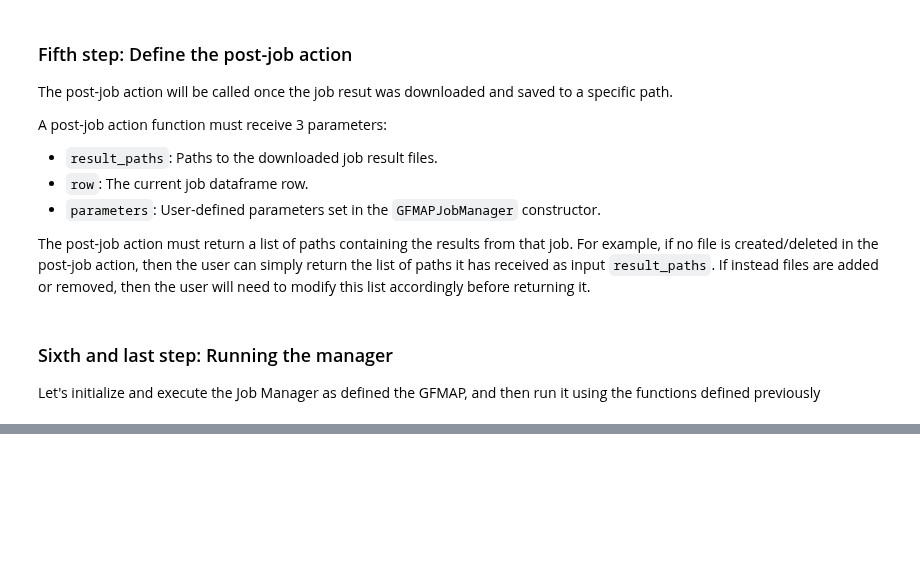
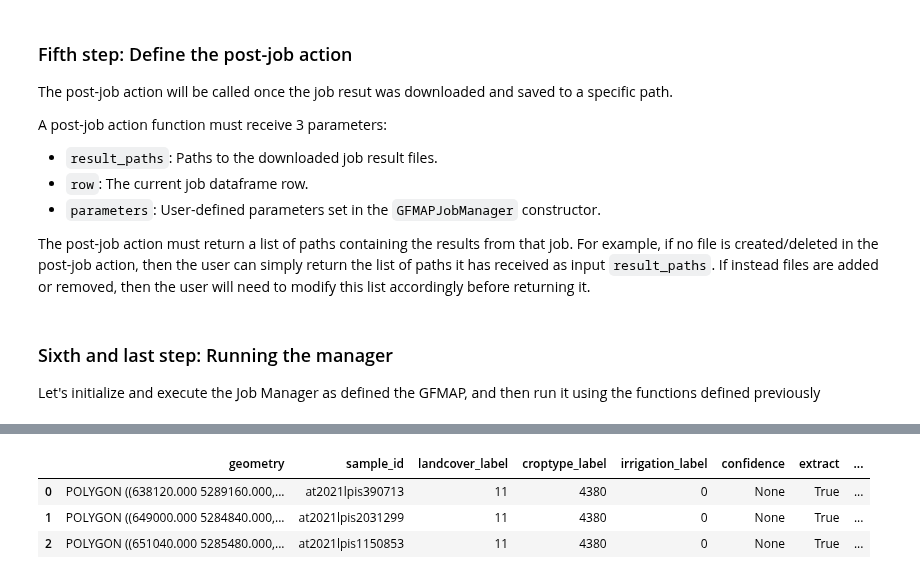
Before and after one commit to Open-EO/openeo-gfmap, a Jupyter notebook: examples/extraction_pipelines/S2_extraction_example.ipynb, the cells around one changed output, grey strips where cells are left out. Cells and saved outputs as stored; diff of their text form; code cells hidden in the pictures; blank space fills up the shorter version.

```diff
--- a/examples/extraction_pipelines/S2_extraction_example.ipynb
+++ b/examples/extraction_pipelines/S2_extraction_example.ipynb
@@ -394,0 +453,13 @@ TypeError: '>' not supported between instances of 'list' and 'int'
+# %%
+# Loads a geoparquet file from an artifactory public url
+import fsspec
+
+with fsspec.open("https://artifactory.vgt.vito.be/artifactory/auxdata-public/gfmap-temp/openeogfmap_dataframe_1.parquet") as file:
+    gdf = gpd.read_parquet(file)
+
+gdf.head()
+# %% [output]
+|  | geometry | sample_id | landcover_label | croptype_label | irrigation_label | confidence | extract | ... |
+| 0 | POLYGON ((638120.000 5289160.000,... | at2021lpis390713 | 11 | 4380 | 0 | None | True | ... |
+| 1 | POLYGON ((649000.000 5284840.000,... | at2021lpis2031299 | 11 | 4380 | 0 | None | True | ... |
+| 2 | POLYGON ((651040.000 5285480.000,... | at2021lpis1150853 | 11 | 4380 | 0 | None | True | ... |
```
Also changed, not shown: parts of 13 cells of this notebook, 3 other files.
